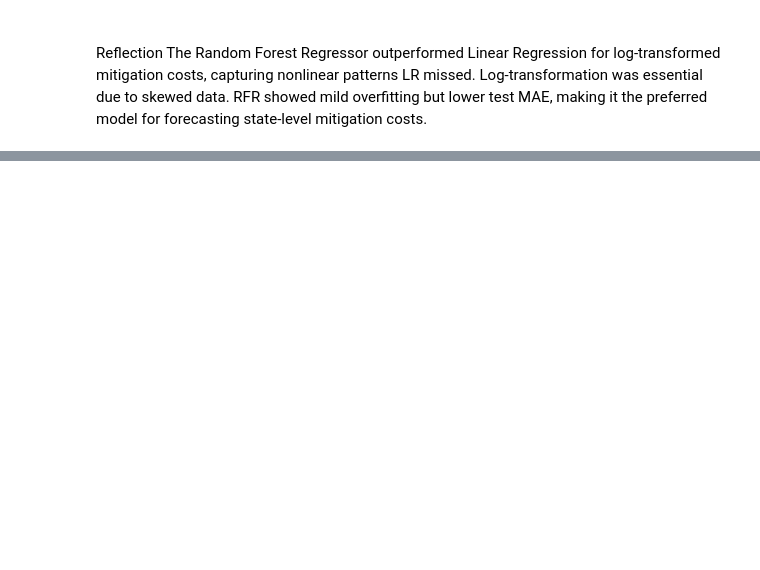
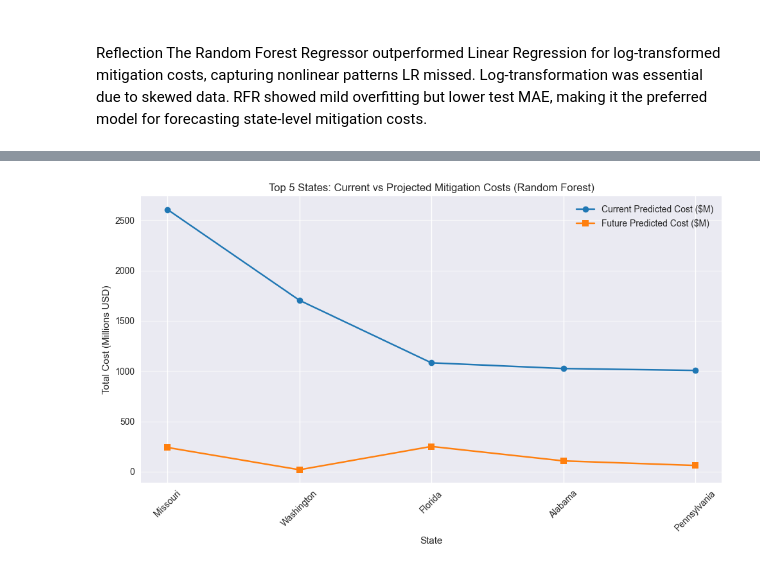
Before and after one commit to anjana-codes/capstone-project-anjana, a Jupyter notebook: notebooks/fema_mitigation_analysis.ipynb, the cells around one changed output, grey strips where cells are left out. Saved outputs shown, nothing was run; the diff lists cells and outputs as text; code cells hidden in the pictures; blank space fills up the shorter version.

Commit message:
updated chart and calculation for modeling section

```diff
--- a/notebooks/fema_mitigation_analysis.ipynb
+++ b/notebooks/fema_mitigation_analysis.ipynb
@@ -583,14 +588,14 @@ Reflection: The bar chart illustrates the top 10 states receiving FEMA mitigatio
 # %%
 print("\n" + "="*50 + "\n MODEL SETUP\n" + "="*50)
 
-model_cols_final = ['state', 'structureType', 'typeOfResidency', 'foundationType', 'actualAmountPaid', 'numberOfProperties']
+model_cols_final = ['state', 'structureType', 'typeOfResidency', 'foundationType', 'actualAmountPaid', 'numberOfProperties', 'programFy']
 df_model = df_us_post2000[model_cols_final].dropna()
 
 y = np.log1p(df_model['actualAmountPaid'])
 X = df_model.drop('actualAmountPaid', axis=1)
 
 categorical_features = ['state', 'structureType', 'typeOfResidency', 'foundationType']
-numerical_features = ['numberOfProperties']
+numerical_features = ['numberOfProperties','programFy']
 
 ## Preprocessing Pipeline
 
@@ -868,0 +871,89 @@ Top 5 States Projection Summary (in Millions USD):
+# %%
+# ================================
+# Predict Current & Future Total Cost
+# ================================
+
+# ----------------
+# Predict Current Total Cost
+# ----------------
+df_full = df_us_post2000[model_cols_final].dropna()
+X_full = df_full.drop('actualAmountPaid', axis=1)
+X_full_processed = preprocessor.transform(X_full)
+X_full_df = pd.DataFrame(X_full_processed, columns=feature_names, index=X_full.index)
+
+# Random Forest predictions
+df_full['pred_cost_rf'] = np.expm1(rf_model.predict(X_full_df))
+total_cost_rf = df_full['pred_cost_rf'].sum()
+print(f"Current total predicted cost (RF): ${total_cost_rf:,.2f}")
+
+# ----------------
+# Future Scenario Projection
+# ----------------
+df_future = df_full.copy()
+
+# Increment program year for scenario
+if 'programFy' in df_future.columns:
+    df_future['programFy'] = df_future['programFy'].astype(int) + 5
+else:
+    df_future['programFy'] = 2030
+
+# Transform features for prediction
+X_future_df = pd.DataFrame(preprocessor.transform(df_future.drop('actualAmountPaid', axis=1)), columns=feature_names)
+
+# Random Forest future predictions
+df_future['pred_cost_rf'] = np.expm1(rf_model.predict(X_future_df))
+future_total_rf = df_future['pred_cost_rf'].sum()
+print(f"\nFuture total projected cost (RF): ${future_total_rf:,.2f}")
+
+# ----------------
+# 3. Top 5 States Projection Summary (in Millions USD)
+# ----------------
+current_rf_totals = df_full.groupby('state')['actualAmountPaid'].sum()
+future_rf_totals = df_future.groupby('state')['pred_cost_rf'].sum()
+
+# Select top 5 states by current predicted cost
+top5_states = current_rf_totals.sort_values(ascending=False).head(5)
+top5_future = future_rf_totals.reindex(top5_states.index)
+
+# Create summary table in millions USD
+df_top5_summary = pd.DataFrame({
+    'state': top5_states.index,
+    'total_predicted_cost_m': (top5_states / 1e6).round(2),
+    'future_total_cost_m_2030': (top5_future / 1e6).round(2)
+})
+
+print("\nTop 5 States Projection Summary (in Millions USD):")
+print(df_top5_summary.to_string(index=False))
+
+# ----------------
+# Visualization: Top 5 States Projection (Line Plot)
+# ----------------
+fig, ax = plt.subplots(figsize=(10, 6))
+
+# Plot current predicted cost
+ax.plot(
+    df_top5_summary['state'],
+    df_top5_summary['total_predicted_cost_m'],
+    marker='o', linestyle='-', color='#1f77b4',
+    label='Current Predicted Cost ($M)'
+)
+
+# Plot future predicted cost
+ax.plot(
+    df_top5_summary['state'],
+    df_top5_summary['future_total_cost_m_2030'],
+    marker='s', linestyle='-', color='#ff7f0e',
+    label='Future Predicted Cost ($M)'
+)
+
+# Labels, title, and grid
+ax.set_xlabel('State')
+ax.set_ylabel('Total Cost (Millions USD)')
+ax.set_title('Top 5 States: Current vs Projected Mitigation Costs (Random Forest)')
+ax.legend()
+ax.grid(axis='y', linestyle='-', alpha=0.6)
+
+plt.xticks(rotation=45)
+plt.tight_layout()
+plt.show()
+# %% [output]
@@ -868,0 +971 @@ Top 5 States Projection Summary (in Millions USD):
+[figure, added]
```
Also changed, not shown: parts of 34 cells of this notebook.
